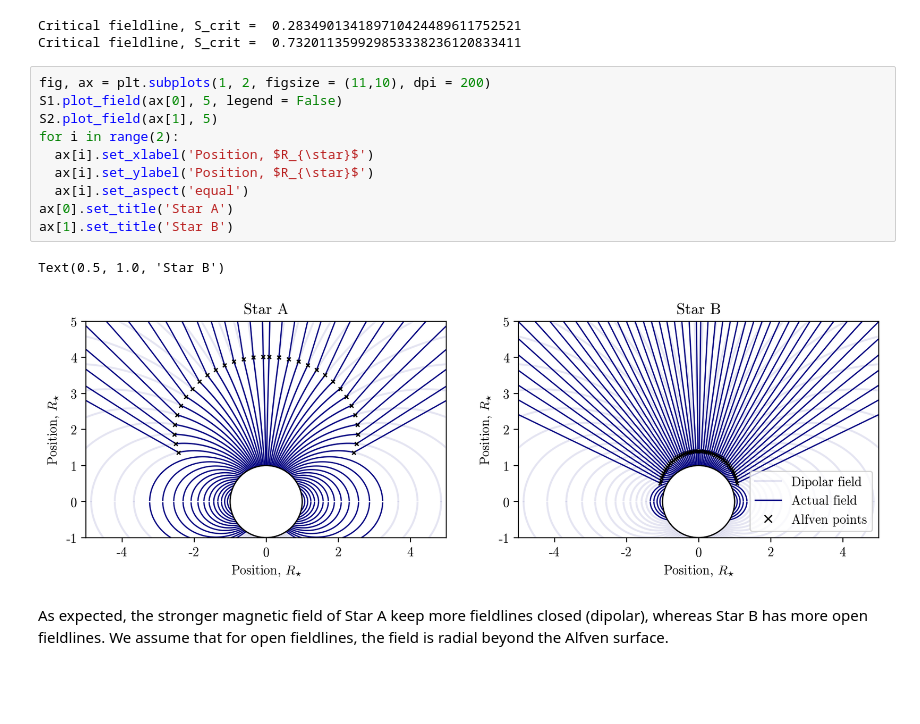
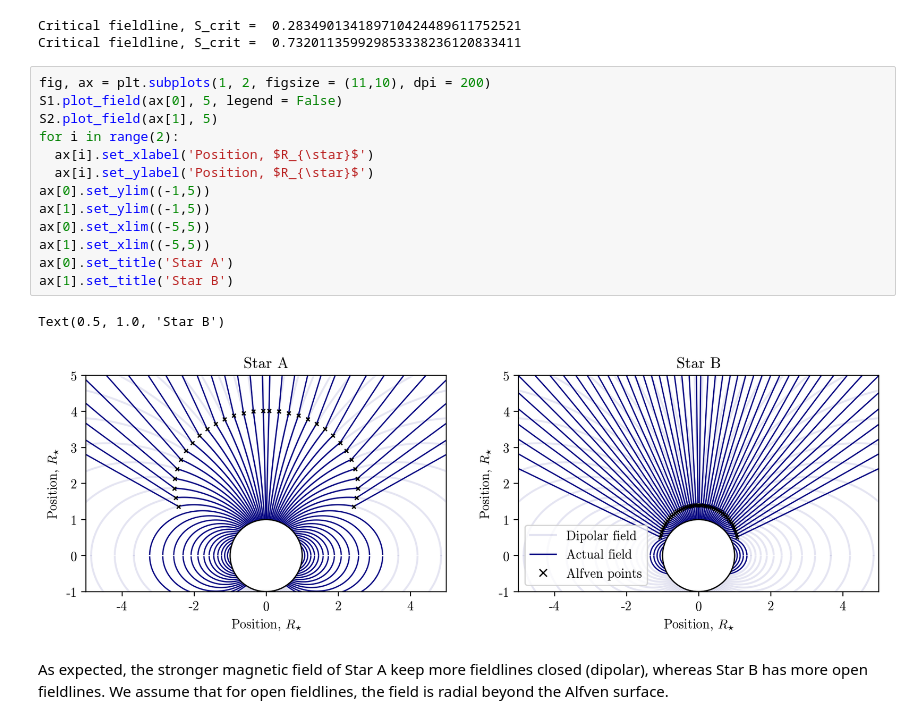
Before and after one commit to astrovarv/rotation_evolution, a Jupyter notebook: Demo.ipynb, the cells around one changed output. Cells and saved outputs as stored; diff of their text form; blank space fills up the shorter version.

```diff
--- a/Demo.ipynb
+++ b/Demo.ipynb
@@ -86,16 +86,19 @@ Critical fieldline, S_crit =  0.732011359929853338236120833411
 # %%
 fig, ax = plt.subplots(1, 2, figsize = (11,10), dpi = 200)
 S1.plot_field(ax[0], 5, legend = False)
 S2.plot_field(ax[1], 5)
 for i in range(2):
   ax[i].set_xlabel('Position, $R_{\star}$')
   ax[i].set_ylabel('Position, $R_{\star}$')
-  ax[i].set_aspect('equal')
+ax[0].set_ylim((-1,5))
+ax[1].set_ylim((-1,5))
+ax[0].set_xlim((-5,5))
+ax[1].set_xlim((-5,5))
 ax[0].set_title('Star A')
 ax[1].set_title('Star B')
 # %% [output]
 Text(0.5, 1.0, 'Star B')
-[figure, old version]
+[figure, new version]
 # %% [markdown]
 As expected, the stronger magnetic field of Star A keep more fieldlines closed (dipolar), whereas Star B has more open fieldlines. We assume that for open fieldlines, the field is radial beyond the Alfven surface.
 # %% [markdown]
```
Also changed, not shown: parts of 8 cells of this notebook.
